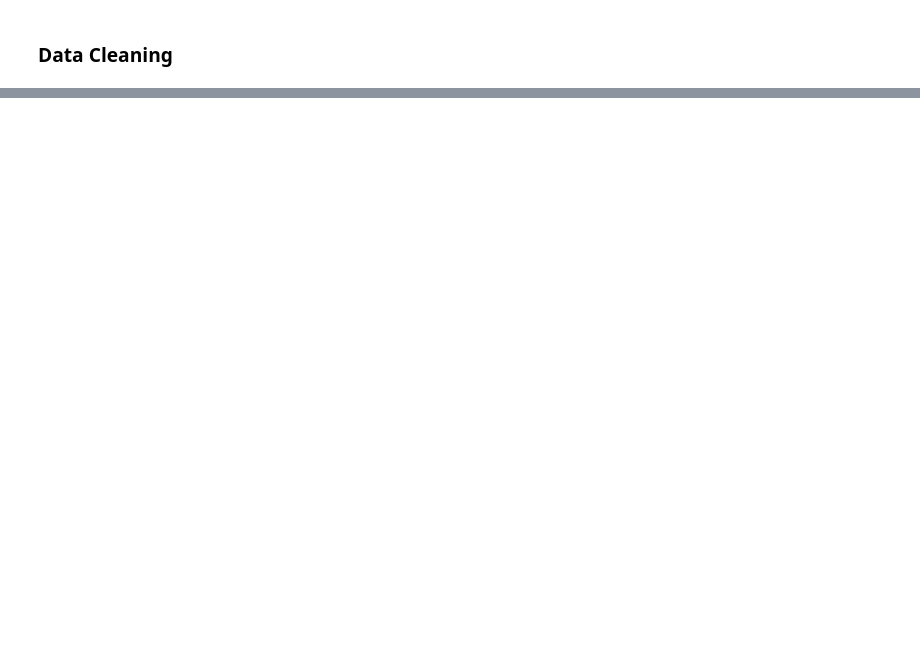
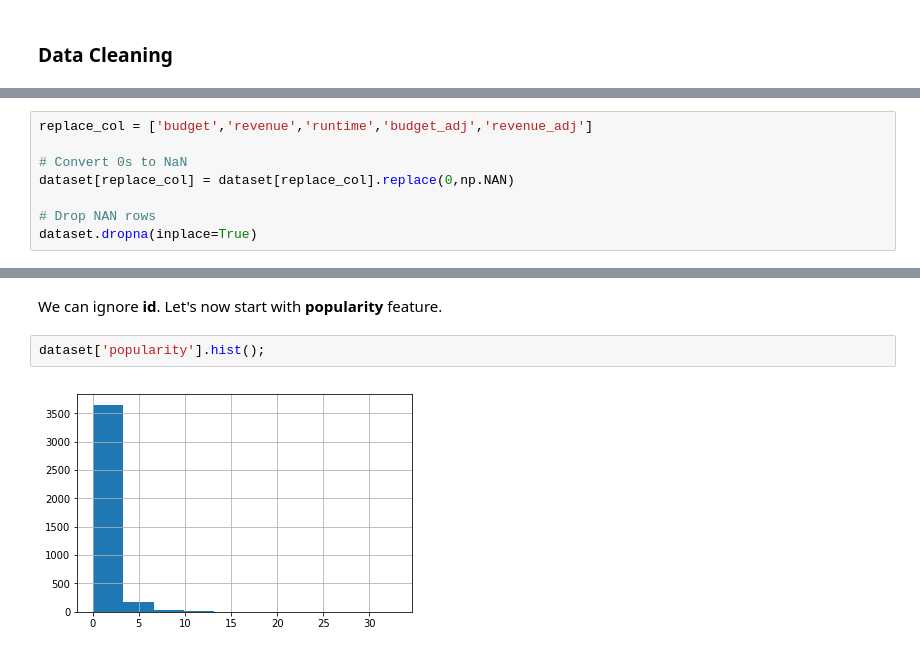
Before and after one commit to vishwesh5/Udacity-Courses, a Jupyter notebook: Machine-Learning-Foundation-Nanodegree/Investigate-a-dataset/investigate-a-dataset-template.ipynb, the cells around one changed output, grey strips where cells are left out. Drawn from its saved outputs; the diff is of its cells as text; blank space fills up the shorter version.

```diff
--- a/Machine-Learning-Foundation-Nanodegree/Investigate-a-dataset/investigate-a-dataset-template.ipynb
+++ b/Machine-Learning-Foundation-Nanodegree/Investigate-a-dataset/investigate-a-dataset-template.ipynb
@@ -195,0 +166,8 @@ From the initial glace at the histogram, the following conclusions can be drawn.
+# %%
+replace_col = ['budget','revenue','runtime','budget_adj','revenue_adj']
+
+# Convert 0s to NaN
+dataset[replace_col] = dataset[replace_col].replace(0,np.NAN)
+
+# Drop NAN rows
+dataset.dropna(inplace=True)
@@ -195,0 +226,6 @@ From the initial glace at the histogram, the following conclusions can be drawn.
+# %% [markdown]
+We can ignore **id**. Let's now start with **popularity** feature.
+# %%
+dataset['popularity'].hist();
+# %% [output]
+[figure, added]
```
Also changed, not shown: parts of 77 cells of this notebook, 13 other files.
